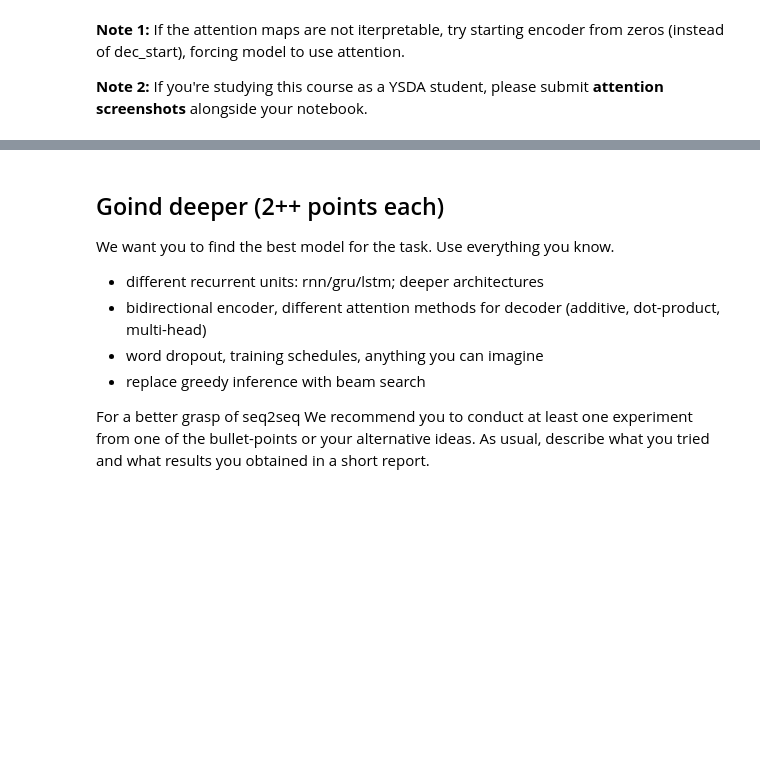
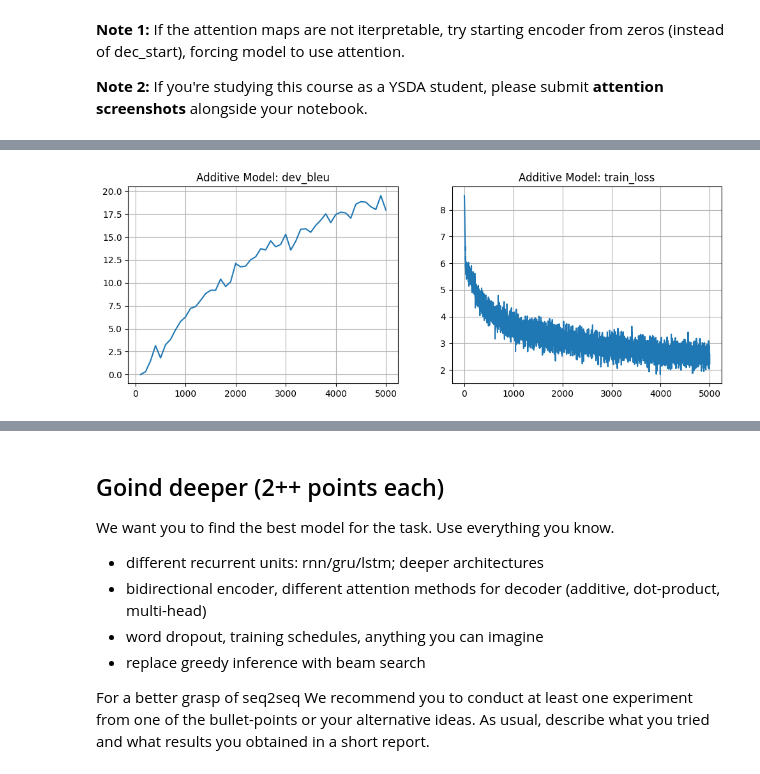
Before and after one commit to AlexDorosh55/Practical_DL, a Jupyter notebook: week08_llm/homework_lm.ipynb, the cells around one changed output, grey strips where cells are left out. Drawn from its saved outputs; the diff is of its cells as text; code cells hidden in the pictures; blank space fills up the shorter version.

```diff
--- a/week08_llm/homework_lm.ipynb
+++ b/week08_llm/homework_lm.ipynb
@@ -574,7 +574,7 @@ class AttentiveModel(BasicModel):
         enc_seq, _ = self.enc0(inp_emb)
         lengths = (inp != 0).to(torch.int64).sum(dim=1).clamp_max(inp.shape[1] - 1)
         last_state = enc_seq[torch.arange(len(enc_seq)), lengths]
-        dec_state_t0 = last_state
+        dec_state_t0 = torch.zeros_like(last_state)
         inp_mask = (inp != 0).float()
         _ , first_attn_probas = self.attention(enc_seq, dec_state_t0, inp_mask)
         first_state = [dec_state_t0, enc_seq, inp_mask, first_attn_probas]
@@ -695,7 +693,7 @@ hotel san miguel is located in the centre of barcelona ’ s main square , near
 # %%
 inp = dev_inp[::500]
 
-trans, states = model.translate_lines(inp)
+trans, states = model_attention.translate_lines(inp)
 
 # select attention probs from model state (you may need to change this for your custom model)
 # attention_probs below must have shape [batch_size, translation_length, input_length], extracted from states
@@ -723,0 +840,40 @@ __Note 2:__ If you're studying this course as a YSDA student, please submit __at
+# %%
+metrics_additive = {'train_loss': [], 'dev_bleu': [] }
+model_additive = AdditiveAttentiveModel(
+    name="my_additive_attn_model",
+    inp_voc=inp_voc,
+    out_voc=out_voc,
+    emb_size=64,
+    hid_size=128,
+    attn_size=128
+).to(device)
+
+opt = torch.optim.Adam(model_additive.parameters(), lr=1e-3)
+batch_size = 32
+
+for _ in trange(5000):
+    step = len(metrics_additive['train_loss']) + 1
+    batch_ix = np.random.randint(len(train_inp), size=batch_size)
+    batch_inp = inp_voc.to_matrix(train_inp[batch_ix]).to(device)
+    batch_out = out_voc.to_matrix(train_out[batch_ix]).to(device)
+
+    opt.zero_grad()
+    loss_t = compute_loss(model_additive, batch_inp, batch_out)
+    loss_t.backward()
+    opt.step()
+    metrics_additive['train_loss'].append((step, loss_t.item()))
+
+    if step % 100 == 0:
+        metrics_additive['dev_bleu'].append((step, compute_bleu(model_additive, dev_inp, dev_out)))
+
+        clear_output(True)
+        plt.figure(figsize=(12,4))
+        for i, (name, history) in enumerate(sorted(metrics_additive.items())):
+            plt.subplot(1, len(metrics_additive), i + 1)
+            plt.title(f"Additive Model: {name}")
+            plt.plot(*zip(*history))
+            plt.grid()
+        plt.show()
+        print("Mean loss=%.3f" % np.mean(metrics_additive['train_loss'][-10:], axis=0)[1], flush=True)
+# %% [output]
+[figure, added]
```
Also changed, not shown: parts of 23 cells of this notebook.
